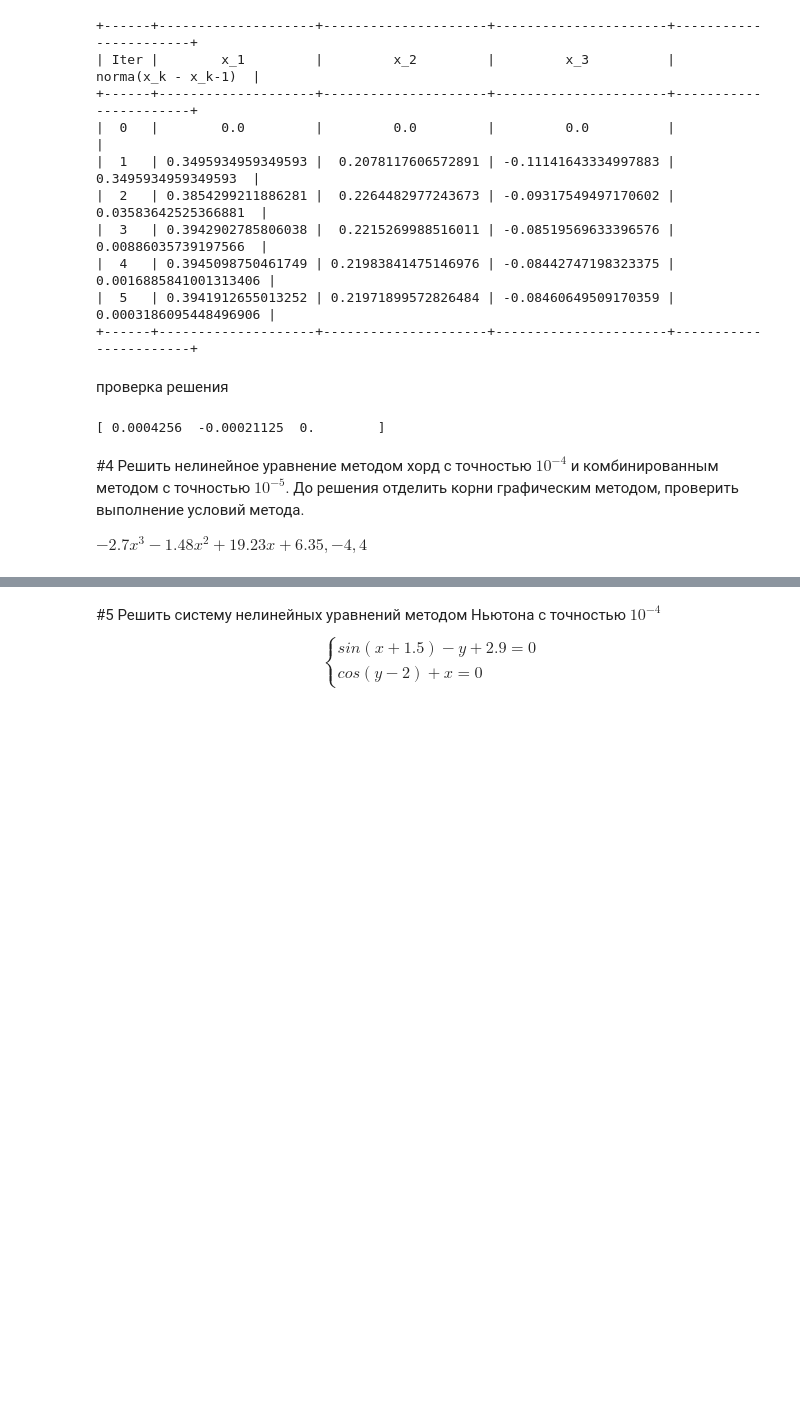
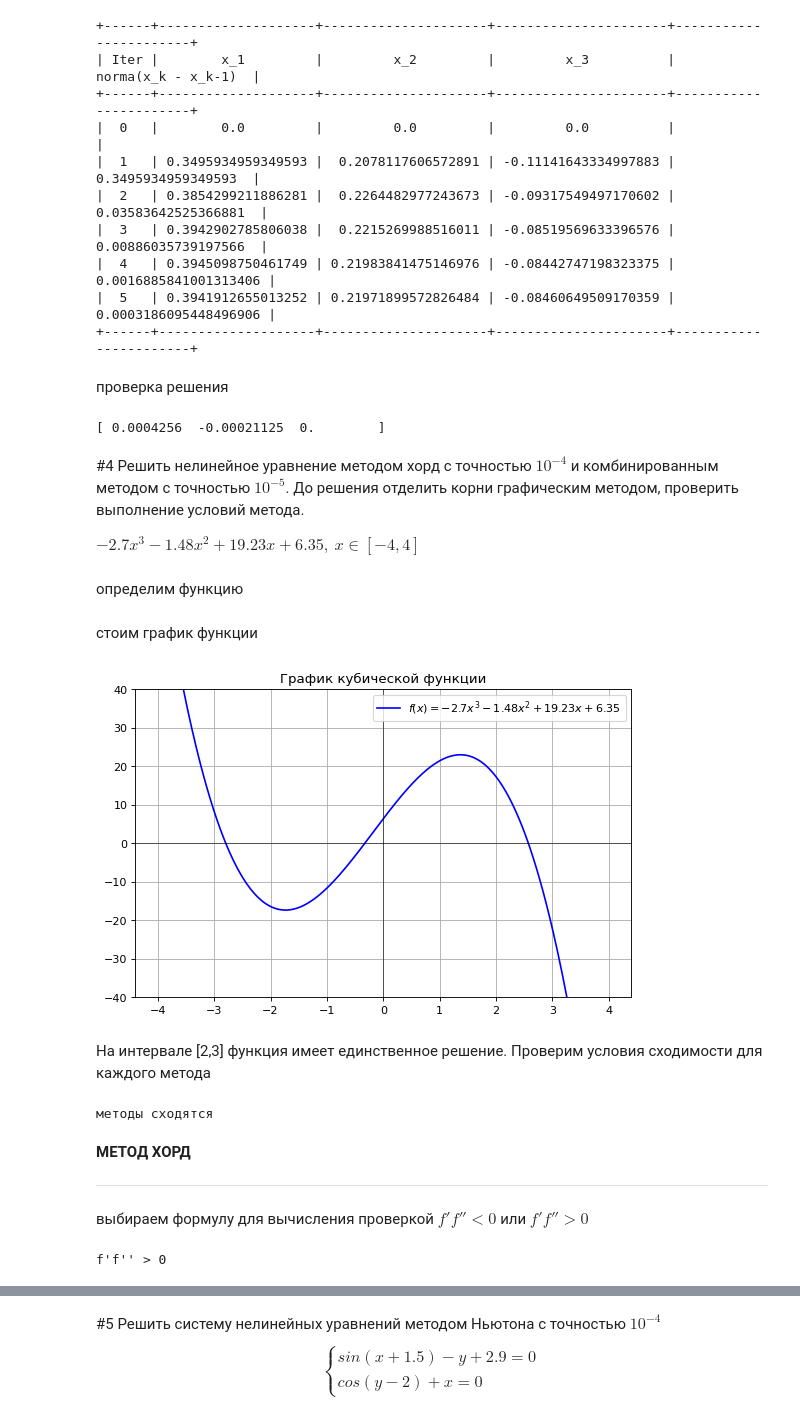
Before and after one commit to PsychoWho/SSAU_Labs, a Jupyter notebook: Вычислительная математика/ВычМат_ЛР_3.ipynb, the cells around one changed output, grey strips where cells are left out. Drawn from its saved outputs; the diff is of its cells as text; code cells hidden in the pictures; blank space fills up the shorter version.

```diff
--- a/Вычислительная математика/ВычМат_ЛР_3.ipynb
+++ b/Вычислительная математика/ВычМат_ЛР_3.ipynb
@@ -279,4 +280,56 @@ print((A3@x_new)-B3)
 #4
 Решить нелинейное уравнение методом хорд с точностью $10^{-4}$ и комбинированным методом с точностью $10^{-5}$. До решения отделить корни графическим методом, проверить выполнение условий метода.
 
-$-2.7x^3-1.48x^2+19.23x+6.35, -4, 4$
+$-2.7x^3-1.48x^2+19.23x+6.35,\ x\in[-4, 4]$
+# %% [markdown]
+определим функцию
+# %%
+def f(x):
+    return -2.7 * x**3 - 1.48 * x**2 + 19.23 * x + 6.35
+# %% [markdown]
+стоим график функции
+# %%
+x = np.linspace(-4, 4, 400)
+y = f(x)
+
+plt.figure(figsize=(8, 5), dpi=80)
+plt.plot(x, y, label=r'$f(x) = -2.7x^3 - 1.48x^2 + 19.23x + 6.35$', color='blue')
+plt.title('График кубической функции')
+plt.ylim(-40, 40)
+plt.grid()
+plt.legend()
+plt.axhline(0, color='black', linewidth=0.5)
+plt.axvline(0, color='black', linewidth=0.5)
+plt.show()
+# %% [output]
+[figure, added]
+# %% [markdown]
+На интервале [2,3] функция имеет единственное решение.
+Проверим условия сходимости для каждого метода
+# %%
+a, b = 2, 3
+x = np.linspace(a, b, 100)
+df = np.gradient(f(x), x)
+d2f = np.gradient(df, x)
+
+sgn = (f(a)*f(b)<0)
+dif1 = (np.all(df)>0 or np.all(df)<0)
+dif2 = (np.all(d2f)>0 or np.all(d2f)<0)
+
+if sgn and dif1 and dif2: print("методы сходятся")
+else: print("методы не сходятся")
+# %% [output]
+методы сходятся
+# %% [markdown]
+**МЕТОД ХОРД**
+
+---
+
+
+выбираем формулу для вычисления проверкой $f'f'' < 0$ или $f'f'' > 0$
+# %%
+dif = np.all(df)*np.all(d2f)
+if dif < 0: print("f'f'' < 0")
+else: print("f'f'' > 0")
+# %% [output]
+f'f'' > 0
```
Also changed, not shown: parts of 18 cells of this notebook.
